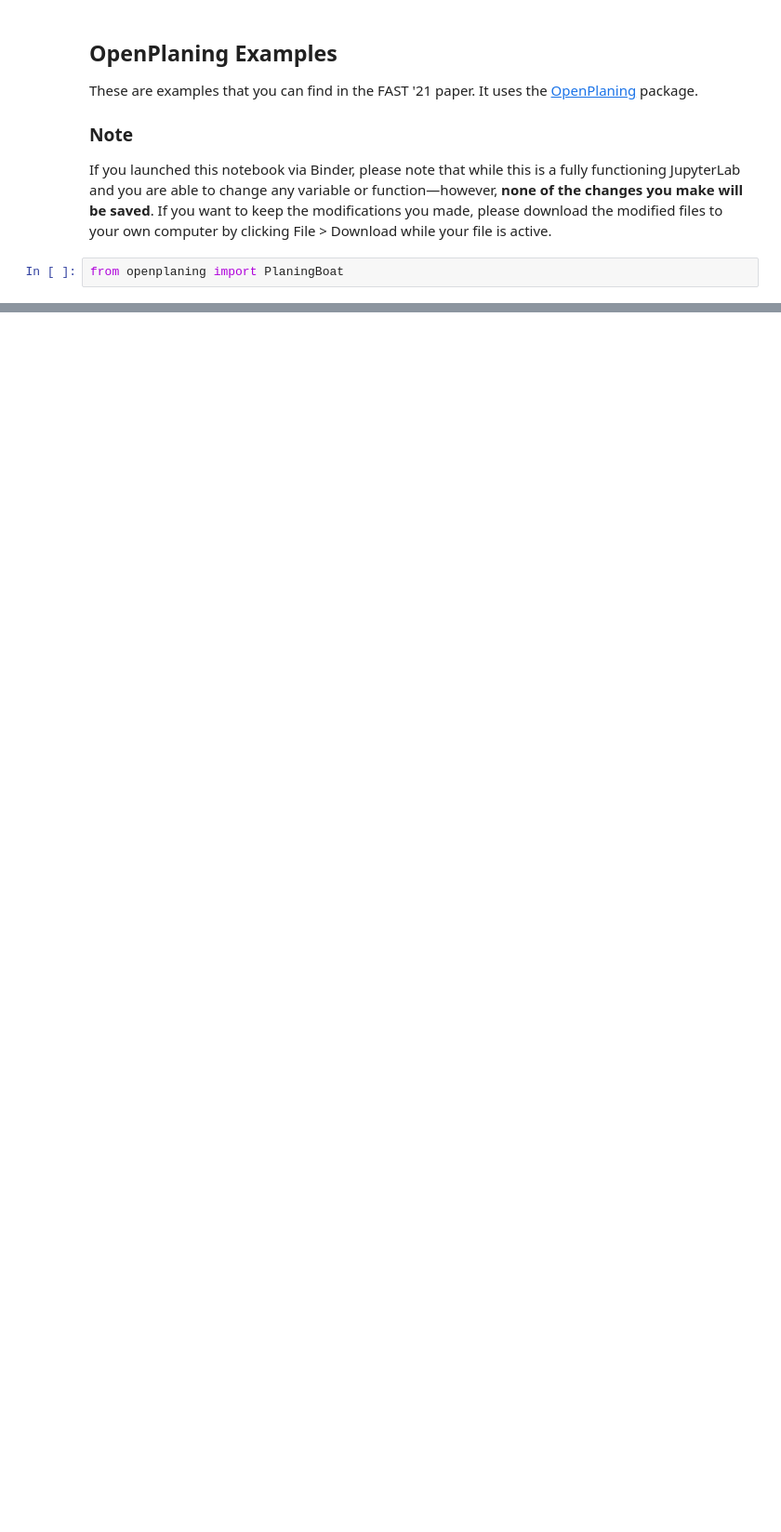
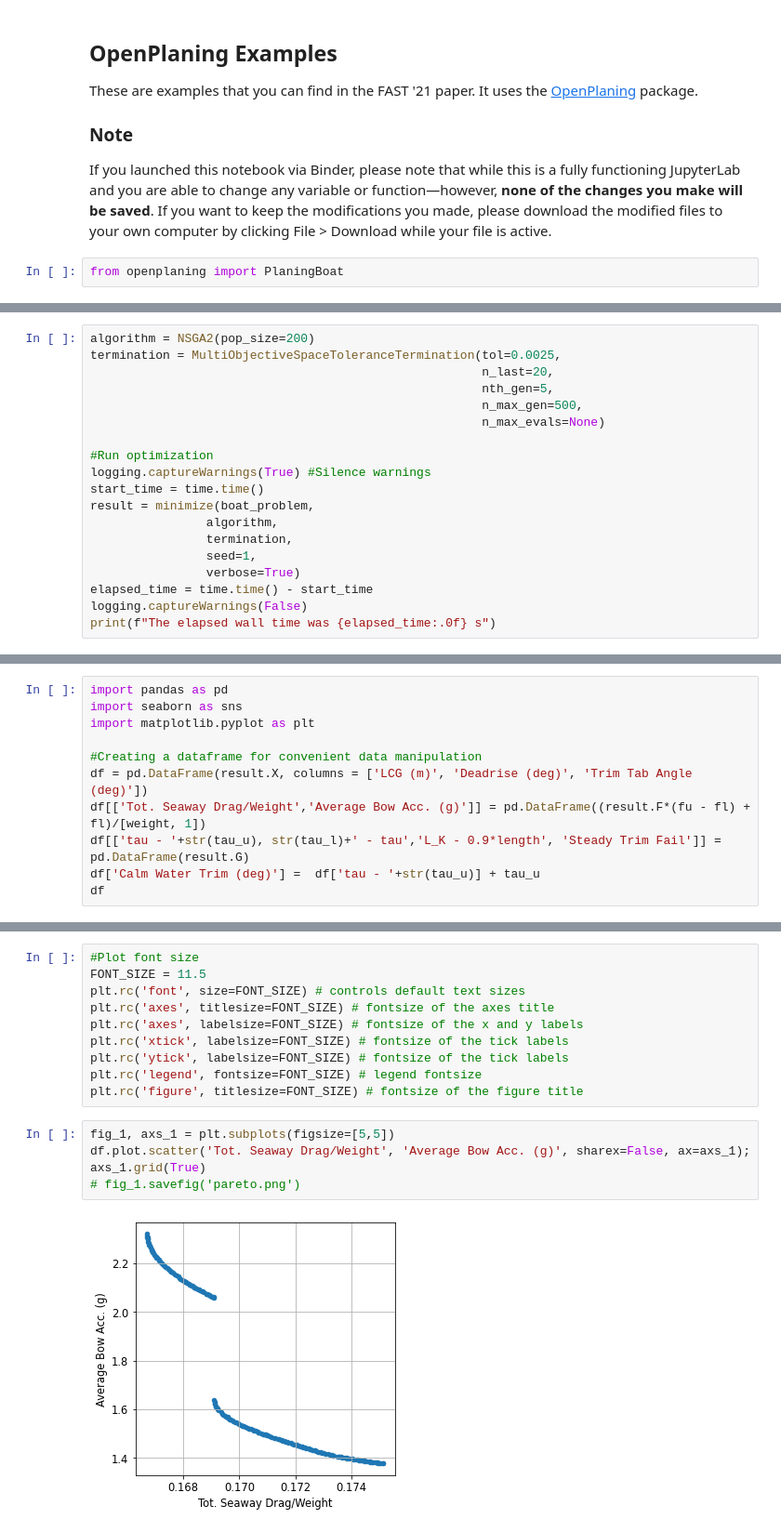
Before and after one commit to elcf/binder-openplaning, a Jupyter notebook: OpenPlaningExamples.ipynb, the cells around one changed output, grey strips where cells are left out. Shown: that part at 93% size. Saved outputs shown, nothing was run; the diff lists cells and outputs as text; blank space fills up the shorter version.

```diff
--- a/OpenPlaningExamples.ipynb
+++ b/OpenPlaningExamples.ipynb
@@ -78,0 +184,19 @@ H_sig = 2.5 #m, significant wave height (H_sig/b = 0.2-0.7)
+# %%
+algorithm = NSGA2(pop_size=200)
+termination = MultiObjectiveSpaceToleranceTermination(tol=0.0025,
+                                                      n_last=20,
+                                                      nth_gen=5,
+                                                      n_max_gen=500,
+                                                      n_max_evals=None)
+
+#Run optimization
+logging.captureWarnings(True) #Silence warnings
+start_time = time.time()
+result = minimize(boat_problem,
+                algorithm,
+                termination,
+                seed=1,
+                verbose=True)
+elapsed_time = time.time() - start_time
+logging.captureWarnings(False)
+print(f"The elapsed wall time was {elapsed_time:.0f} s")
@@ -78,0 +223,11 @@ H_sig = 2.5 #m, significant wave height (H_sig/b = 0.2-0.7)
+# %%
+import pandas as pd
+import seaborn as sns
+import matplotlib.pyplot as plt
+
+#Creating a dataframe for convenient data manipulation
+df = pd.DataFrame(result.X, columns = ['LCG (m)', 'Deadrise (deg)', 'Trim Tab Angle (deg)'])
+df[['Tot. Seaway Drag/Weight','Average Bow Acc. (g)']] = pd.DataFrame((result.F*(fu - fl) + fl)/[weight, 1])
+df[['tau - '+str(tau_u), str(tau_l)+' - tau','L_K - 0.9*length', 'Steady Trim Fail']] = pd.DataFrame(result.G)
+df['Calm Water Trim (deg)'] =  df['tau - '+str(tau_u)] + tau_u
+df
@@ -78,0 +248,17 @@ H_sig = 2.5 #m, significant wave height (H_sig/b = 0.2-0.7)
+# %%
+#Plot font size
+FONT_SIZE = 11.5
+plt.rc('font', size=FONT_SIZE) # controls default text sizes
+plt.rc('axes', titlesize=FONT_SIZE) # fontsize of the axes title
+plt.rc('axes', labelsize=FONT_SIZE) # fontsize of the x and y labels
+plt.rc('xtick', labelsize=FONT_SIZE) # fontsize of the tick labels
+plt.rc('ytick', labelsize=FONT_SIZE) # fontsize of the tick labels
+plt.rc('legend', fontsize=FONT_SIZE) # legend fontsize
+plt.rc('figure', titlesize=FONT_SIZE) # fontsize of the figure title
+# %%
+fig_1, axs_1 = plt.subplots(figsize=[5,5])
+df.plot.scatter('Tot. Seaway Drag/Weight', 'Average Bow Acc. (g)', sharex=False, ax=axs_1);
+axs_1.grid(True)
+# fig_1.savefig('pareto.png')
+# %% [output]
+[figure, added]
```
Also changed, not shown: parts of 13 cells of this notebook.
